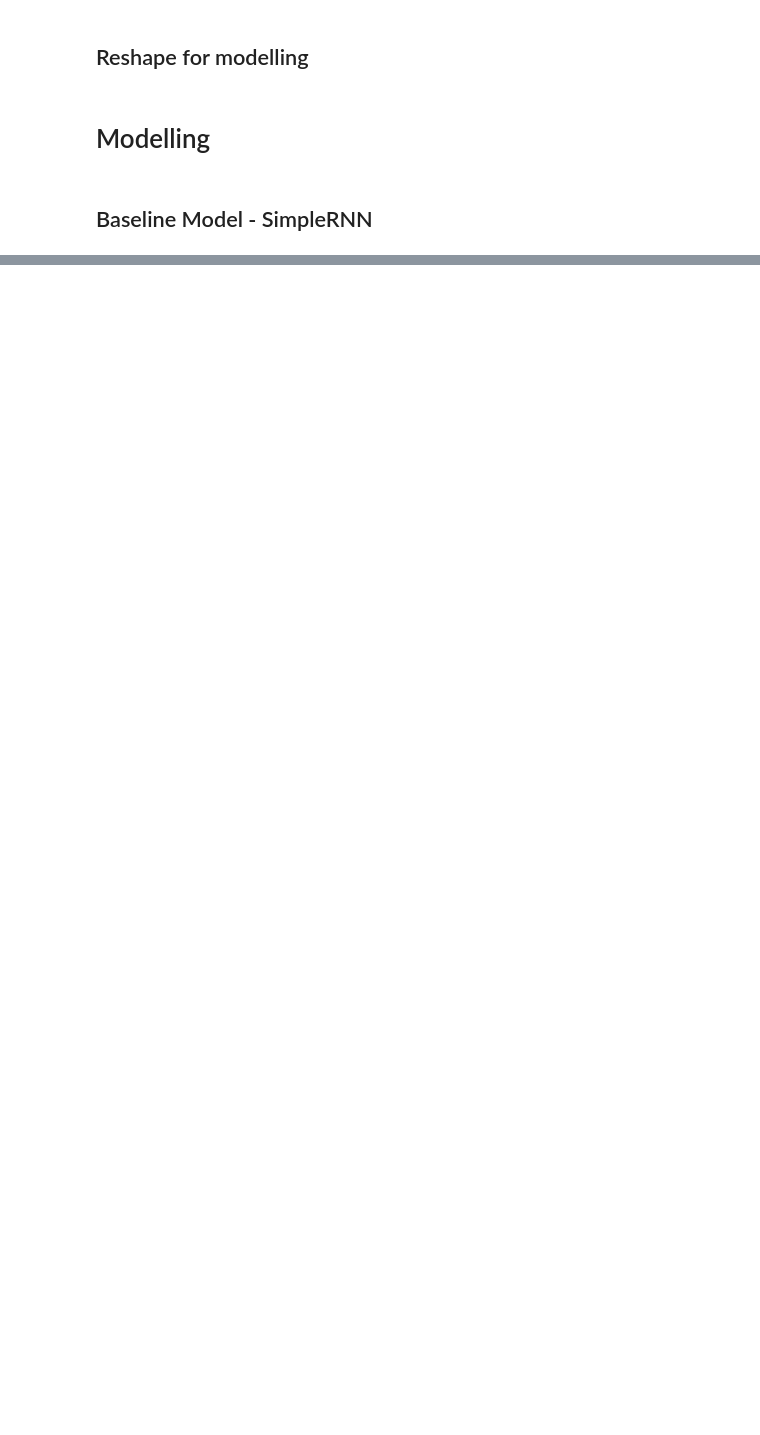
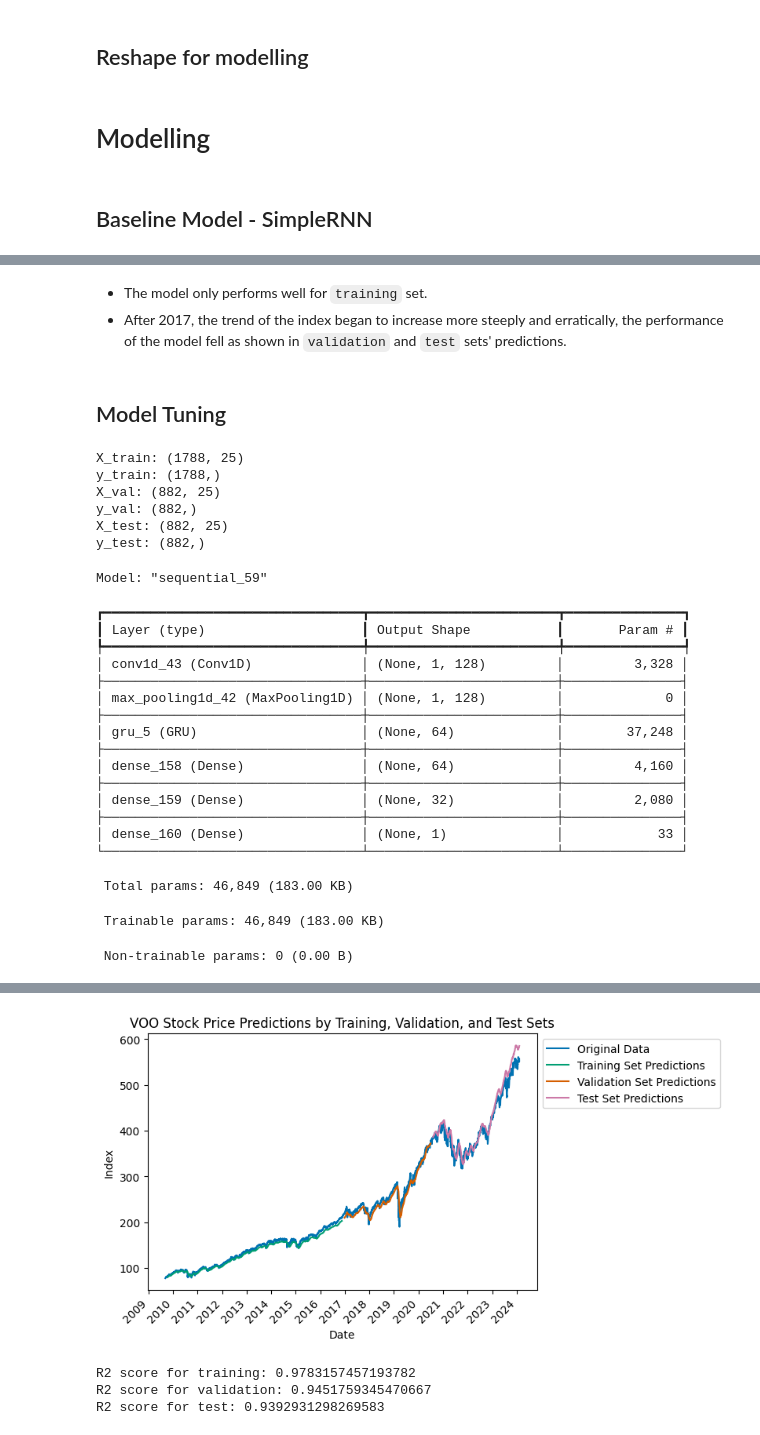
Before and after one commit to moscmh/portfolio, a Jupyter notebook: Time_Series/Tickers/voo.ipynb, the cells around one changed output, grey strips where cells are left out. Saved outputs shown, nothing was run; the diff lists cells and outputs as text; code cells hidden in the pictures; blank space fills up the shorter version.

```diff
--- a/Time_Series/Tickers/voo.ipynb
+++ b/Time_Series/Tickers/voo.ipynb
@@ -256,0 +264,59 @@ R2 score for test: -1.5623826785952821
+# %% [markdown]
+* The model only performs well for `training` set.
+* After 2017, the trend of the index began to increase more steeply and erratically, the performance of the model fell as shown in `validation` and `test` sets' predictions.
+# %% [markdown]
+## Model Tuning
+# %%
+# Re-window datasets
+window_size = 25
+X_train, y_train = create_dataset(train_scaled, window_size=window_size)
+X_val, y_val = create_dataset(validate_scaled, window_size=window_size)
+X_test, y_test = create_dataset(test_scaled, window_size=window_size)
+print(f"X_train: {X_train.shape}\ny_train: {y_train.shape}")
+print(f"X_val: {X_val.shape}\ny_val: {y_val.shape}")
+print(f"X_test: {X_test.shape}\ny_test: {y_test.shape}")
+# Reshaping
+X_train_reshaped = reshape_df(X_train)
+X_val_reshaped = reshape_df(X_val)
+X_test_reshaped = reshape_df(X_test)
+
+# Modelling
+model = tf.keras.Sequential()
+
+model.add(layers.Conv1D(128, 1, activation='relu', input_shape=(1, window_size)))
+model.add(layers.MaxPooling1D(1))
+model.add(layers.GRU(64, activation='relu'))
+model.add(layers.Dense(64, activation='relu'))
+model.add(layers.Dense(32, activation='relu'))
+model.add(layers.Dense(1))
+
+model.compile(optimizer='rmsprop', loss='mean_squared_error')
+model.summary()
+
+model_eval(model, 40)
+# %% [output]
+X_train: (1788, 25)
+y_train: (1788,)
+X_val: (882, 25)
+y_val: (882,)
+X_test: (882, 25)
+y_test: (882,)
+Model: "sequential_59"
+┏━━━━━━━━━━━━━━━━━━━━━━━━━━━━━━━━━┳━━━━━━━━━━━━━━━━━━━━━━━━┳━━━━━━━━━━━━━━━┓
+┃ Layer (type)                    ┃ Output Shape           ┃       Param # ┃
+┡━━━━━━━━━━━━━━━━━━━━━━━━━━━━━━━━━╇━━━━━━━━━━━━━━━━━━━━━━━━╇━━━━━━━━━━━━━━━┩
+│ conv1d_43 (Conv1D)              │ (None, 1, 128)         │         3,328 │
+├─────────────────────────────────┼────────────────────────┼───────────────┤
+│ max_pooling1d_42 (MaxPooling1D) │ (None, 1, 128)         │             0 │
+├─────────────────────────────────┼────────────────────────┼───────────────┤
+│ gru_5 (GRU)                     │ (None, 64)             │        37,248 │
+├─────────────────────────────────┼────────────────────────┼───────────────┤
+│ dense_158 (Dense)               │ (None, 64)             │         4,160 │
+├─────────────────────────────────┼────────────────────────┼───────────────┤
+│ dense_159 (Dense)               │ (None, 32)             │         2,080 │
+├─────────────────────────────────┼────────────────────────┼───────────────┤
+│ dense_160 (Dense)               │ (None, 1)              │            33 │
+└─────────────────────────────────┴────────────────────────┴───────────────┘
+ Total params: 46,849 (183.00 KB)
+ Trainable params: 46,849 (183.00 KB)
+ Non-trainable params: 0 (0.00 B)
@@ -256,0 +336,4 @@ R2 score for test: -1.5623826785952821
+[figure, added]
+R2 score for training: 0.9783157457193782
+R2 score for validation: 0.9451759345470667
+R2 score for test: 0.9392931298269583
```
Also changed, not shown: parts of 10 cells of this notebook.
